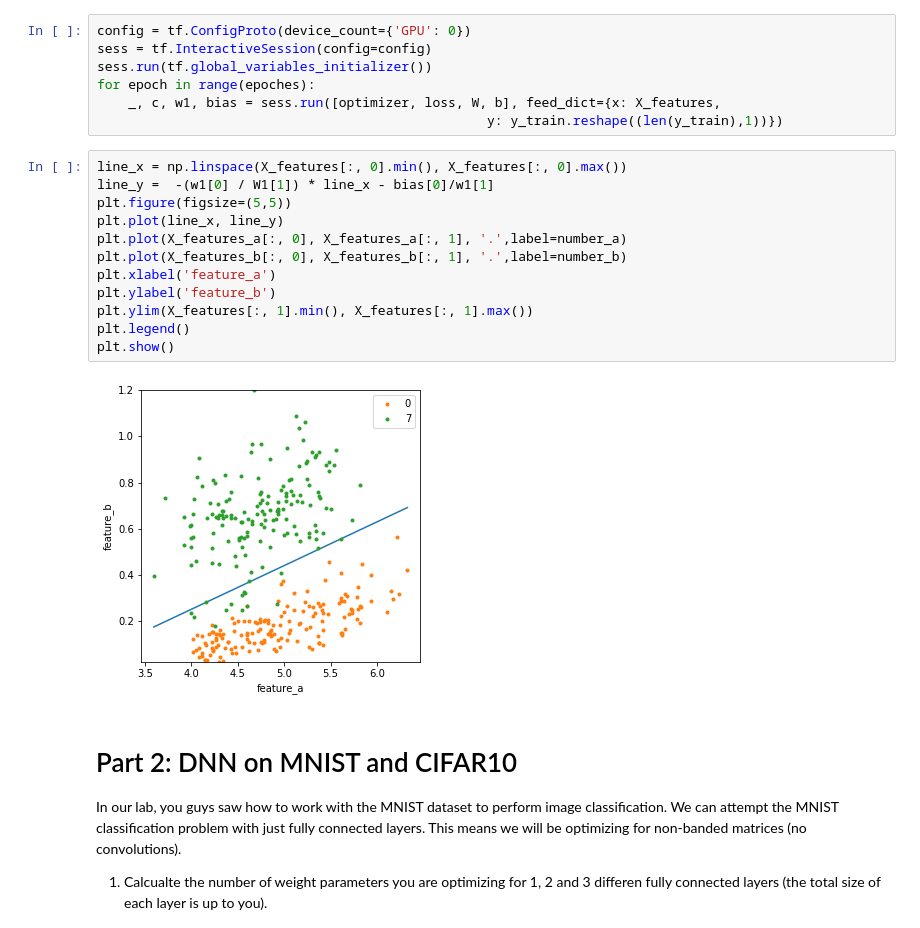
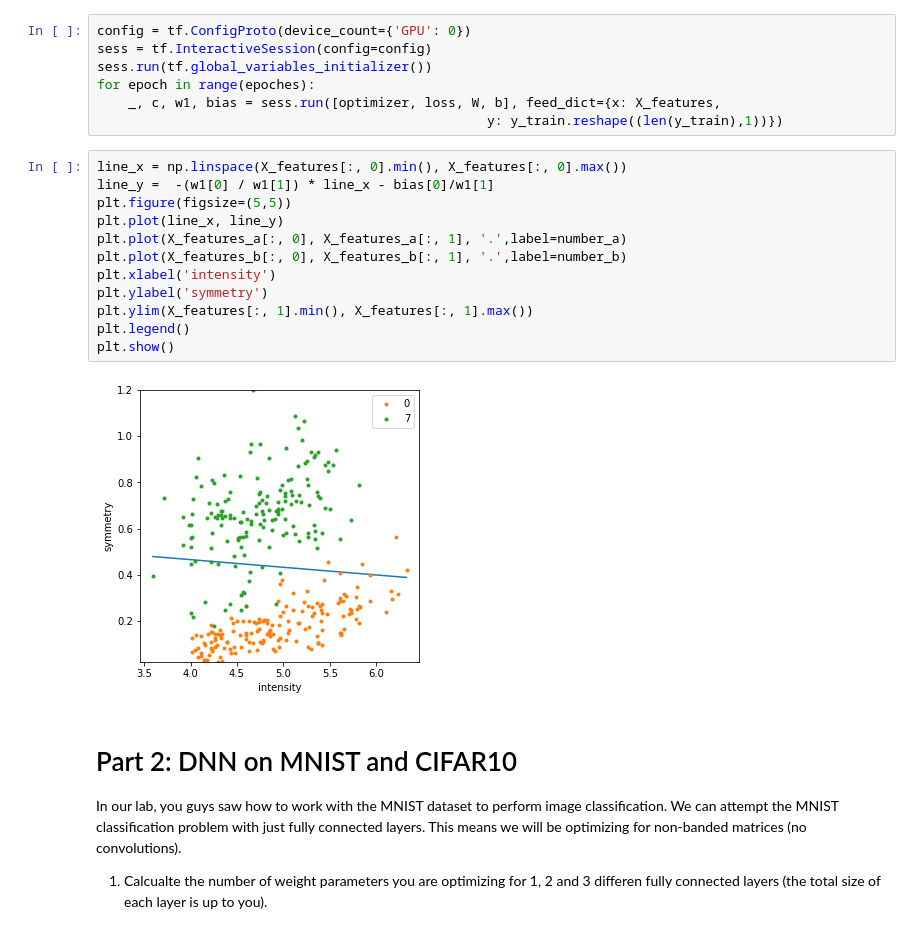
Before and after one commit to mc611/ML-Imaging, a Jupyter notebook: homework/homework_3/Homework 3.ipynb, the cells around one changed output. Cells and saved outputs as stored; diff of their text form.

```diff
--- a/homework/homework_3/Homework 3.ipynb
+++ b/homework/homework_3/Homework 3.ipynb
@@ -98,18 +98,18 @@ for epoch in range(epoches):
                                                   y: y_train.reshape((len(y_train),1))})
 # %%
 line_x = np.linspace(X_features[:, 0].min(), X_features[:, 0].max())
-line_y =  -(w1[0] / W1[1]) * line_x - bias[0]/w1[1]
+line_y =  -(w1[0] / w1[1]) * line_x - bias[0]/w1[1]
 plt.figure(figsize=(5,5))
 plt.plot(line_x, line_y)
 plt.plot(X_features_a[:, 0], X_features_a[:, 1], '.',label=number_a)
 plt.plot(X_features_b[:, 0], X_features_b[:, 1], '.',label=number_b)
-plt.xlabel('feature_a')
-plt.ylabel('feature_b')
+plt.xlabel('intensity')
+plt.ylabel('symmetry')
 plt.ylim(X_features[:, 1].min(), X_features[:, 1].max())
 plt.legend()
 plt.show()
 # %% [output]
-[figure, old version]
+[figure, new version]
 # %% [markdown]
 # Part 2:  DNN on MNIST and CIFAR10
 
```
Also changed, not shown: parts of 2 cells of this notebook, 6 other files.
